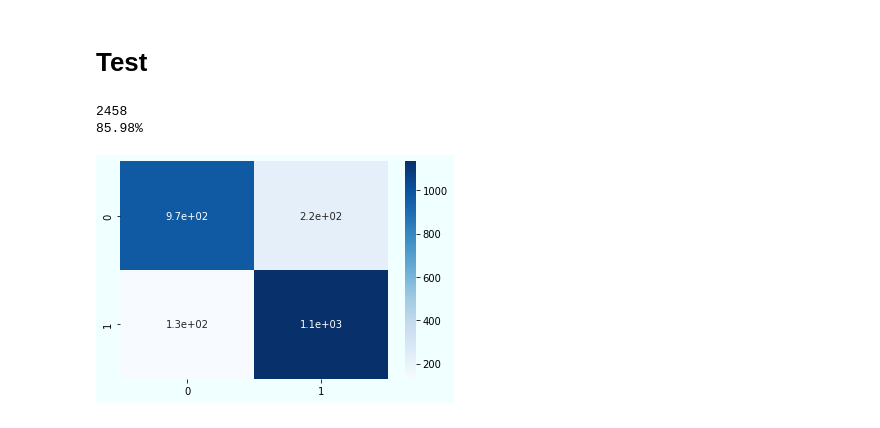
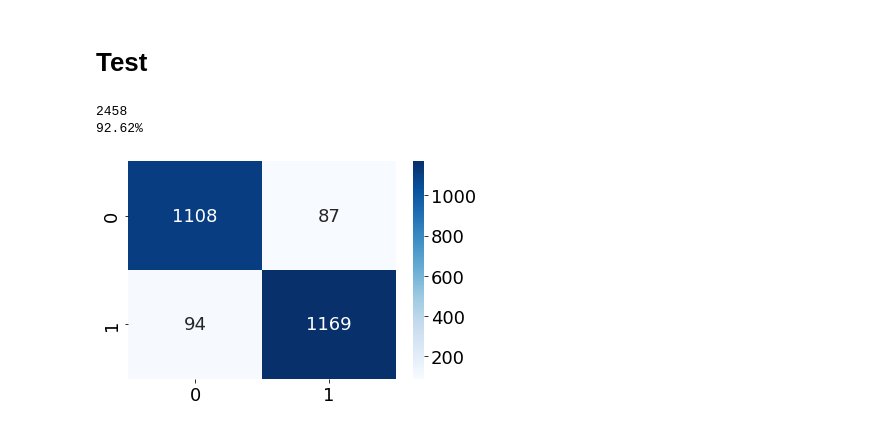
Before and after one commit to ShumpeiTakezaki/newcomer, a Jupyter notebook: source/train_vgg16.ipynb, the cells around one changed output. Saved outputs shown, nothing was run; the diff lists cells and outputs as text; code cells hidden in the pictures.

```diff
--- a/source/train_vgg16.ipynb
+++ b/source/train_vgg16.ipynb
@@ -40,7 +40,7 @@ RANDOM_SEED = 46
 
 EPOCH = 100
 BATCH_SIZE =  64
-lr = 1e-3
+lr = 1e-4
 EARLY_STOP = 20
 
 """
@@ -295,39 +294,43 @@ for epoch in range(EPOCH):
         plt.grid()
         plt.plot(train_losses, marker=".", markersize=6, color="red", label="train loss")
         plt.plot(val_losses, marker=".", markersize=6, color="blue", label="val loss")
-        plt.legend(loc="upper right")
+        plt.legend()
         plt.xlabel(xlabel="Epoch")
         plt.ylabel(ylabel="Loss")
+        plt.rcParams["font.size"] = 18
         plt.show()
 
         plt.figure(facecolor="azure", figsize=(10,7))
         plt.grid()
         plt.plot(train_accuracies, marker=".", markersize=6, color="red", label="train accuracy")
         plt.plot(val_accuracies, marker=".", markersize=6, color="blue", label="val accuracy")
-        plt.legend(loc="upper right")
+        plt.legend()
         plt.xlabel(xlabel="Epoch")
         plt.ylabel(ylabel="Accuracy")
+        plt.rcParams["font.size"] = 18
         plt.show()
 
 print("Training finish")
 print(f"epoch:{epoch_min_val_loss} [train]loss{min_train_loss:.6f} acc:{min_train_acc:.4f}, [val]loss:{min_val_loss:.6f}, acc:{min_val_acc:.4f}")
-plt.figure(facecolor="azure", figsize=(10,7))
+plt.figure(figsize=(10,7))
 plt.grid()
 plt.plot(train_accuracies, marker=".", markersize=6, color="red", label="train accuracy")
 plt.plot(val_accuracies, marker=".", markersize=6, color="blue", label="val accuracy")
-plt.legend(loc="upper right")
-plt.xlabel(xlabel="Epoch")
-plt.ylabel(ylabel="Accuracy")
+plt.legend(fontsize=18)
+plt.xlabel(xlabel="Epoch", fontsize=18)
+plt.ylabel(ylabel="Accuracy", fontsize=18)
+plt.rcParams["font.size"] = 18
 plt.savefig(acc_path)
 plt.close()
 
-plt.figure(facecolor="azure", figsize=(10,7))
+plt.figure(figsize=(10,7))
 plt.grid()
 plt.plot(train_losses, marker=".", markersize=6, color="red", label="train loss")
 plt.plot(val_losses, marker=".", markersize=6, color="blue", label="val loss")
-plt.legend(loc="upper right")
-plt.xlabel(xlabel="Epoch")
-plt.ylabel(ylabel="Loss")
+plt.legend(fontsize=18)
+plt.xlabel(xlabel="Epoch", fontsize=18)
+plt.ylabel(ylabel="Loss", fontsize=18)
+plt.rcParams["font.size"] = 18
 plt.savefig(loss_path)
 plt.close()
 # %% [output]
@@ -335,6 +350,8 @@ RuntimeError: CUDA out of memory. Tried to allocate 392.00 MiB (GPU 0; 10.76 GiB
 # %% [markdown]
 # Test
 # %%
+x_test, y_test = load_each_set('test')
+
 transforms_test = transforms.Compose([
     transforms.ToTensor(),
 ])
@@ -353,34 +370,34 @@ batch_accuracy = 0
 y_pred = []
 with torch.no_grad():
     for inputs, targets in dataloader_test:
         n_batch = len(inputs)
 
         inputs = inputs.to(device)
         targets = targets.to(torch.float32)
         targets = targets.to(device)
 
         outputs = model(inputs)
 
         b_outputs = outputs.squeeze().cpu().numpy().copy()
         b_targets = targets.squeeze().cpu().numpy().copy()
         b_outputs = np.where(b_outputs>0.5, 1.0, 0.0)
 
         for i in b_outputs:
             y_pred.append([i])
 
         batch_accuracy += accuracy_score(b_targets, b_outputs)
         step += 1
 
 test_accuracy = batch_accuracy / step
 y_pred = np.array(y_pred)
 
 print(f'{100*test_accuracy:.2f}%')
 
 cm = confusion_matrix(y_test, y_pred)
-plt.figure(facecolor="azure")
-sns.heatmap(cm, annot=True, cmap='Blues')
+plt.figure()
+sns.heatmap(cm, annot=True, cmap='Blues', fmt='d')
 plt.savefig(cm_path)
 # %% [output]
 2458
-85.98%
+92.62%
-[figure, old version]
+[figure, new version]
```
Also changed, not shown: parts of 3 cells of this notebook, 5 other files.
